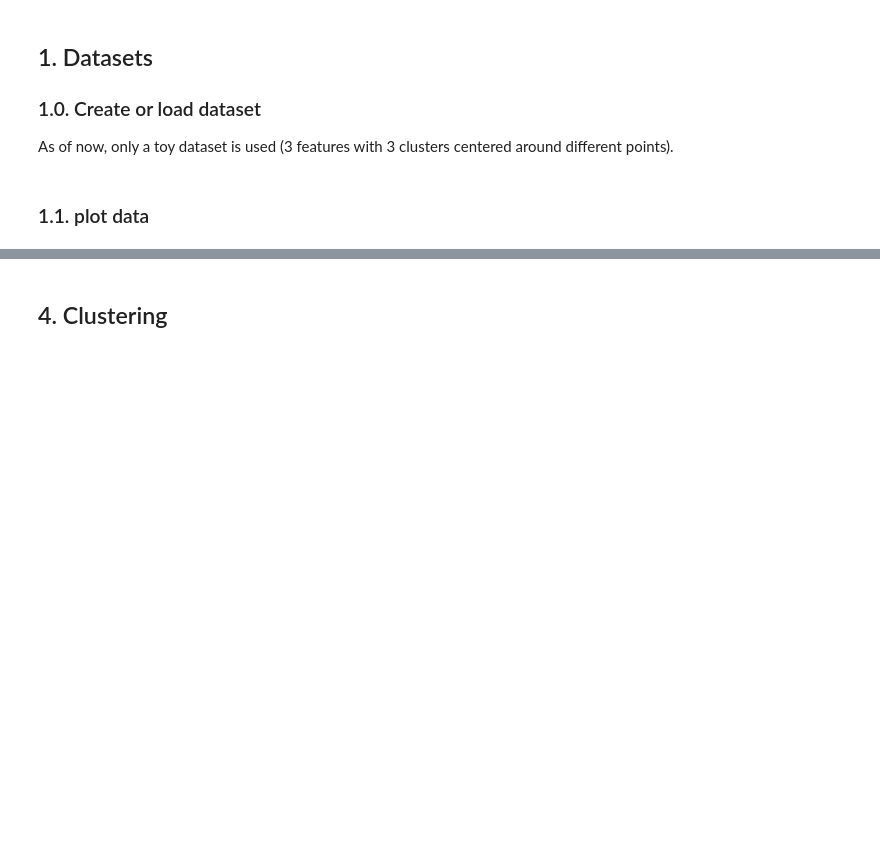
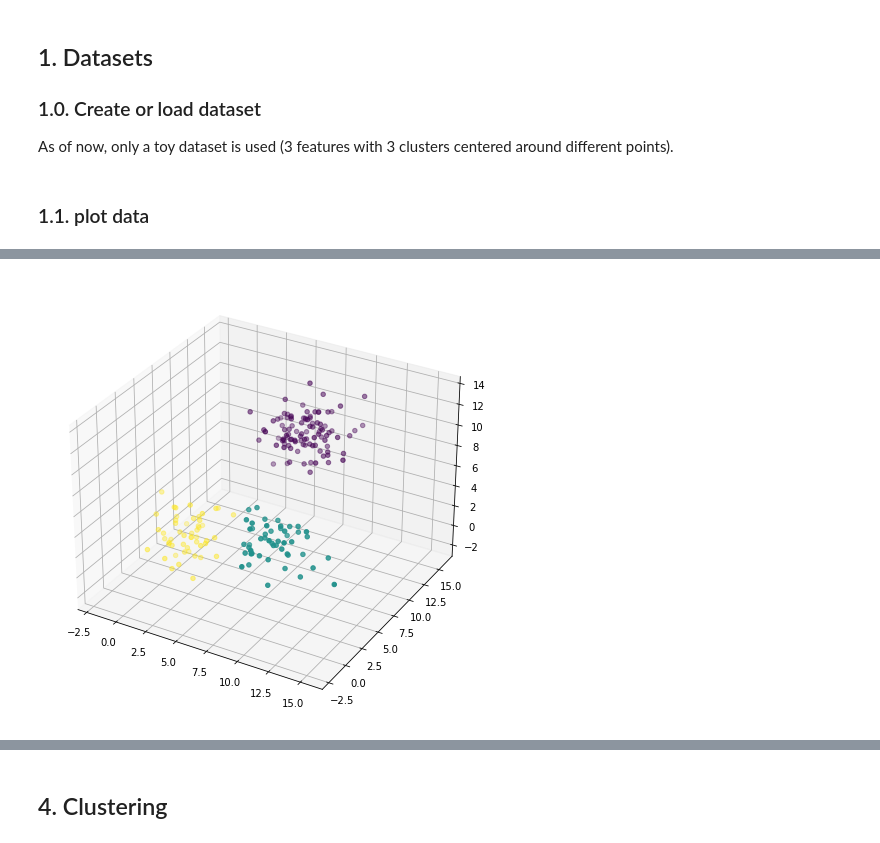
Before and after one commit to JulianH-LMU/BT_feature_learning, a Jupyter notebook: TabNet_toy_data.ipynb, the cells around one changed output, grey strips where cells are left out. Cells and saved outputs as stored; diff of their text form; code cells hidden in the pictures; blank space fills up the shorter version.

```diff
--- a/TabNet_toy_data.ipynb
+++ b/TabNet_toy_data.ipynb
@@ -59,0 +63,11 @@ plt.show()
+# %%
+dbscan = DBSCAN(eps=3, min_samples=5).fit(features)
+clusters = dbscan.labels_
+# %%
+# plot clustering
+fig = plt.figure(figsize=(8, 8))
+ax = fig.add_subplot(projection='3d')
+ax.scatter(features.iloc[:, 0], features.iloc[:, 1], features.iloc[:, 2], c=clusters)
+plt.show()
+# %% [output]
+[figure, added]
```
Also changed, not shown: parts of 15 cells of this notebook.
